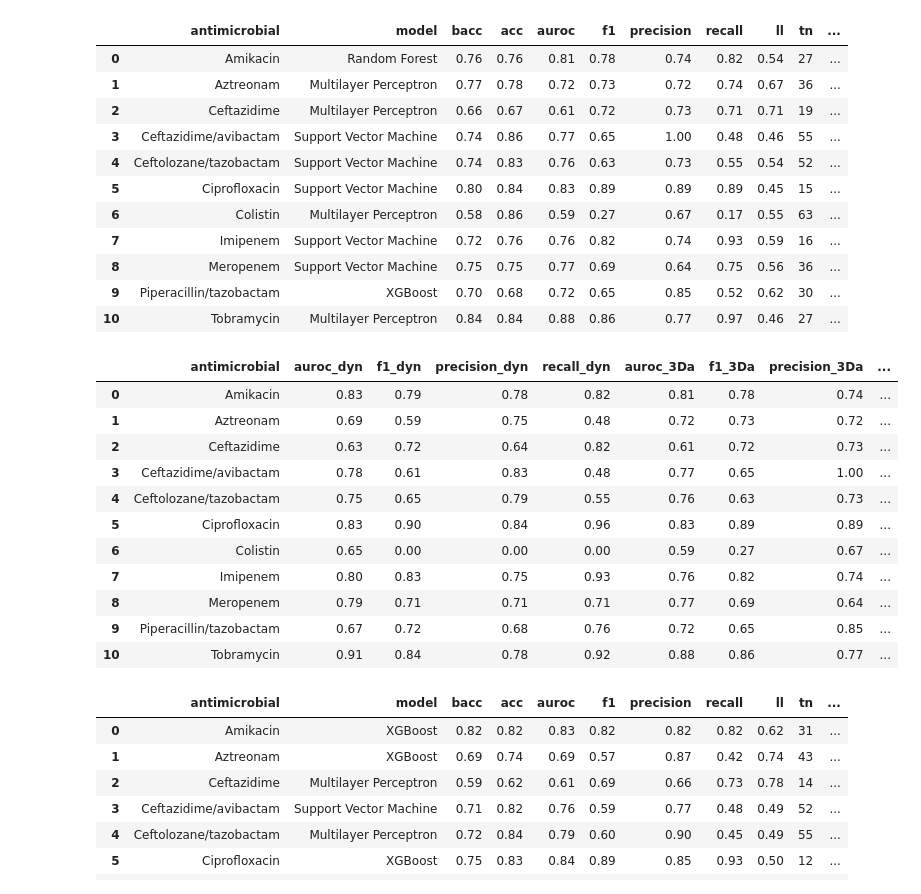
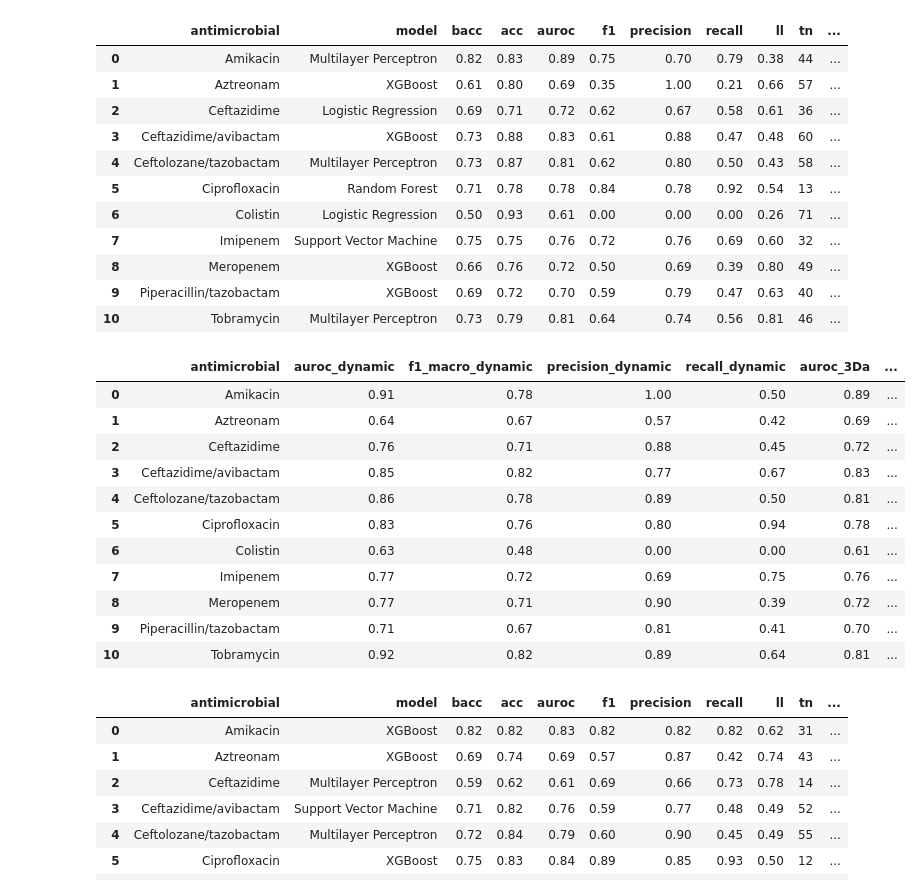
Before and after one commit to andyvng/pae-amr-prediction, a Jupyter notebook: analysis/performance_analysis.ipynb, the cells around one changed output. Cells and saved outputs as stored; diff of their text form; code cells hidden in the pictures.

Commit message:
Add F1_macro metric

```diff
--- a/analysis/performance_analysis.ipynb
+++ b/analysis/performance_analysis.ipynb
@@ -13,6 +13,8 @@ output_path = "outputs/performance"
 
 metric_cols = ['antimicrobial', 'model', 'auroc', 'f1', 'precision', 'recall']
 # %%
+from sklearn.metrics import f1_score
+
 def get_performance(folder_path,
                     antimicrobials,
                     models,
@@ -26,10 +28,24 @@ def get_performance(folder_path,
                                   f"result_{antimicrobial}_{model}.txt")
             if os.path.exists(tmp_fp):
                 tmp_df = pd.read_csv(tmp_fp, header=0, delimiter='\t')
+
+                # Add F1 macro
+                prediction_fp = os.path.join(folder_path,
+                                    f"result_{antimicrobial}_{model}.csv")
+                if os.path.exists(prediction_fp):
+                    prediction_df = pd.read_csv(prediction_fp, header=0)
+                    f1_macro = np.round(f1_score(prediction_df['y_test'],
+                                                 prediction_df['y_pred'],
+                                                 average='macro'), 2)
+                    tmp_df['f1_macro'] = f1_macro
+                else:
+                    tmp_df['f1_macro'] = -1
                 tmp_df['antimicrobial'] = antimicrobial
                 tmp_df['model'] = model
                 cols = ['antimicrobial', 'model']
                 cols.extend(tmp_df.columns[:-2])
+
+
                 tmp_df = tmp_df.copy()[cols]
                 if performance_df is None:
                     performance_df = tmp_df
@@ -78,6 +94,7 @@ dyn_100_folder_path = os.path.join(folder_path, 'dyn_100')
 dyn_100_df, dyn_100_best_df = get_performance(dyn_100_folder_path,
                                               antimicrobials,
                                               models,
+                                              metric='auroc',
                                               binning_method='Dynamic binning')
 
 dyn_100_best_df.to_csv(os.path.join(output_path, "dyn_100.csv"), index=False)
@@ -101,45 +118,46 @@ bin_3Da_folder_path = os.path.join(folder_path, 'bin_3Da')
 bin_3Da_df, bin_3Da_best_df = get_performance(bin_3Da_folder_path,
                                               antimicrobials,
                                               models,
+                                              metric='auroc',
                                               binning_method='3Da binning')
 
 bin_3Da_best_df
 # %% [output]
 |  | antimicrobial | model | bacc | acc | auroc | f1 | precision | recall | ll | tn | ... |
-| 0 | Amikacin | Random Forest | 0.76 | 0.76 | 0.81 | 0.78 | 0.74 | 0.82 | 0.54 | 27 | ... |
-| 1 | Aztreonam | Multilayer Perceptron | 0.77 | 0.78 | 0.72 | 0.73 | 0.72 | 0.74 | 0.67 | 36 | ... |
-| 2 | Ceftazidime | Multilayer Perceptron | 0.66 | 0.67 | 0.61 | 0.72 | 0.73 | 0.71 | 0.71 | 19 | ... |
-| 3 | Ceftazidime/avibactam | Support Vector Machine | 0.74 | 0.86 | 0.77 | 0.65 | 1.00 | 0.48 | 0.46 | 55 | ... |
-| 4 | Ceftolozane/tazobactam | Support Vector Machine | 0.74 | 0.83 | 0.76 | 0.63 | 0.73 | 0.55 | 0.54 | 52 | ... |
-| 5 | Ciprofloxacin | Support Vector Machine | 0.80 | 0.84 | 0.83 | 0.89 | 0.89 | 0.89 | 0.45 | 15 | ... |
-| 6 | Colistin | Multilayer Perceptron | 0.58 | 0.86 | 0.59 | 0.27 | 0.67 | 0.17 | 0.55 | 63 | ... |
-| 7 | Imipenem | Support Vector Machine | 0.72 | 0.76 | 0.76 | 0.82 | 0.74 | 0.93 | 0.59 | 16 | ... |
-| 8 | Meropenem | Support Vector Machine | 0.75 | 0.75 | 0.77 | 0.69 | 0.64 | 0.75 | 0.56 | 36 | ... |
-| 9 | Piperacillin/tazobactam | XGBoost | 0.70 | 0.68 | 0.72 | 0.65 | 0.85 | 0.52 | 0.62 | 30 | ... |
-| 10 | Tobramycin | Multilayer Perceptron | 0.84 | 0.84 | 0.88 | 0.86 | 0.77 | 0.97 | 0.46 | 27 | ... |
+| 0 | Amikacin | Multilayer Perceptron | 0.82 | 0.83 | 0.89 | 0.75 | 0.70 | 0.79 | 0.38 | 44 | ... |
+| 1 | Aztreonam | XGBoost | 0.61 | 0.80 | 0.69 | 0.35 | 1.00 | 0.21 | 0.66 | 57 | ... |
+| 2 | Ceftazidime | Logistic Regression | 0.69 | 0.71 | 0.72 | 0.62 | 0.67 | 0.58 | 0.61 | 36 | ... |
+| 3 | Ceftazidime/avibactam | XGBoost | 0.73 | 0.88 | 0.83 | 0.61 | 0.88 | 0.47 | 0.48 | 60 | ... |
+| 4 | Ceftolozane/tazobactam | Multilayer Perceptron | 0.73 | 0.87 | 0.81 | 0.62 | 0.80 | 0.50 | 0.43 | 58 | ... |
+| 5 | Ciprofloxacin | Random Forest | 0.71 | 0.78 | 0.78 | 0.84 | 0.78 | 0.92 | 0.54 | 13 | ... |
+| 6 | Colistin | Logistic Regression | 0.50 | 0.93 | 0.61 | 0.00 | 0.00 | 0.00 | 0.26 | 71 | ... |
+| 7 | Imipenem | Support Vector Machine | 0.75 | 0.75 | 0.76 | 0.72 | 0.76 | 0.69 | 0.60 | 32 | ... |
+| 8 | Meropenem | XGBoost | 0.66 | 0.76 | 0.72 | 0.50 | 0.69 | 0.39 | 0.80 | 49 | ... |
+| 9 | Piperacillin/tazobactam | XGBoost | 0.69 | 0.72 | 0.70 | 0.59 | 0.79 | 0.47 | 0.63 | 40 | ... |
+| 10 | Tobramycin | Multilayer Perceptron | 0.73 | 0.79 | 0.81 | 0.64 | 0.74 | 0.56 | 0.81 | 46 | ... |
 # %%
-selected_cols = ['antimicrobial', 'auroc', 'f1', 'precision', 'recall']
+selected_cols = ['antimicrobial', 'auroc', 'f1_macro', 'precision', 'recall']
 
 tmp_df = dyn_100_best_df[selected_cols].merge(bin_3Da_best_df[selected_cols],
                                               how='inner',
                                               on='antimicrobial',
-                                              suffixes=('_dyn', '_3Da'))
+                                              suffixes=('_dynamic', '_3Da'))
 
 # tmp_df.to_csv(os.path.join(output_path, "dyn_100_vs_3Da.csv"), index=False)
 tmp_df
 # %% [output]
-|  | antimicrobial | auroc_dyn | f1_dyn | precision_dyn | recall_dyn | auroc_3Da | f1_3Da | precision_3Da | ... |
-| 0 | Amikacin | 0.83 | 0.79 | 0.78 | 0.82 | 0.81 | 0.78 | 0.74 | ... |
-| 1 | Aztreonam | 0.69 | 0.59 | 0.75 | 0.48 | 0.72 | 0.73 | 0.72 | ... |
-| 2 | Ceftazidime | 0.63 | 0.72 | 0.64 | 0.82 | 0.61 | 0.72 | 0.73 | ... |
-| 3 | Ceftazidime/avibactam | 0.78 | 0.61 | 0.83 | 0.48 | 0.77 | 0.65 | 1.00 | ... |
-| 4 | Ceftolozane/tazobactam | 0.75 | 0.65 | 0.79 | 0.55 | 0.76 | 0.63 | 0.73 | ... |
-| 5 | Ciprofloxacin | 0.83 | 0.90 | 0.84 | 0.96 | 0.83 | 0.89 | 0.89 | ... |
-| 6 | Colistin | 0.65 | 0.00 | 0.00 | 0.00 | 0.59 | 0.27 | 0.67 | ... |
-| 7 | Imipenem | 0.80 | 0.83 | 0.75 | 0.93 | 0.76 | 0.82 | 0.74 | ... |
-| 8 | Meropenem | 0.79 | 0.71 | 0.71 | 0.71 | 0.77 | 0.69 | 0.64 | ... |
-| 9 | Piperacillin/tazobactam | 0.67 | 0.72 | 0.68 | 0.76 | 0.72 | 0.65 | 0.85 | ... |
-| 10 | Tobramycin | 0.91 | 0.84 | 0.78 | 0.92 | 0.88 | 0.86 | 0.77 | ... |
+|  | antimicrobial | auroc_dynamic | f1_macro_dynamic | precision_dynamic | recall_dynamic | auroc_3Da | ... |
+| 0 | Amikacin | 0.91 | 0.78 | 1.00 | 0.50 | 0.89 | ... |
+| 1 | Aztreonam | 0.64 | 0.67 | 0.57 | 0.42 | 0.69 | ... |
+| 2 | Ceftazidime | 0.76 | 0.71 | 0.88 | 0.45 | 0.72 | ... |
+| 3 | Ceftazidime/avibactam | 0.85 | 0.82 | 0.77 | 0.67 | 0.83 | ... |
+| 4 | Ceftolozane/tazobactam | 0.86 | 0.78 | 0.89 | 0.50 | 0.81 | ... |
+| 5 | Ciprofloxacin | 0.83 | 0.76 | 0.80 | 0.94 | 0.78 | ... |
+| 6 | Colistin | 0.63 | 0.48 | 0.00 | 0.00 | 0.61 | ... |
+| 7 | Imipenem | 0.77 | 0.72 | 0.69 | 0.75 | 0.76 | ... |
+| 8 | Meropenem | 0.77 | 0.71 | 0.90 | 0.39 | 0.72 | ... |
+| 9 | Piperacillin/tazobactam | 0.71 | 0.67 | 0.81 | 0.41 | 0.70 | ... |
+| 10 | Tobramycin | 0.92 | 0.82 | 0.89 | 0.64 | 0.81 | ... |
 # %%
 dyn_cluster_folder_path = os.path.join(folder_path, 'dyn_100_cluster')
 
```
Also changed, not shown: parts of 1 cell of this notebook, 2 other files.
